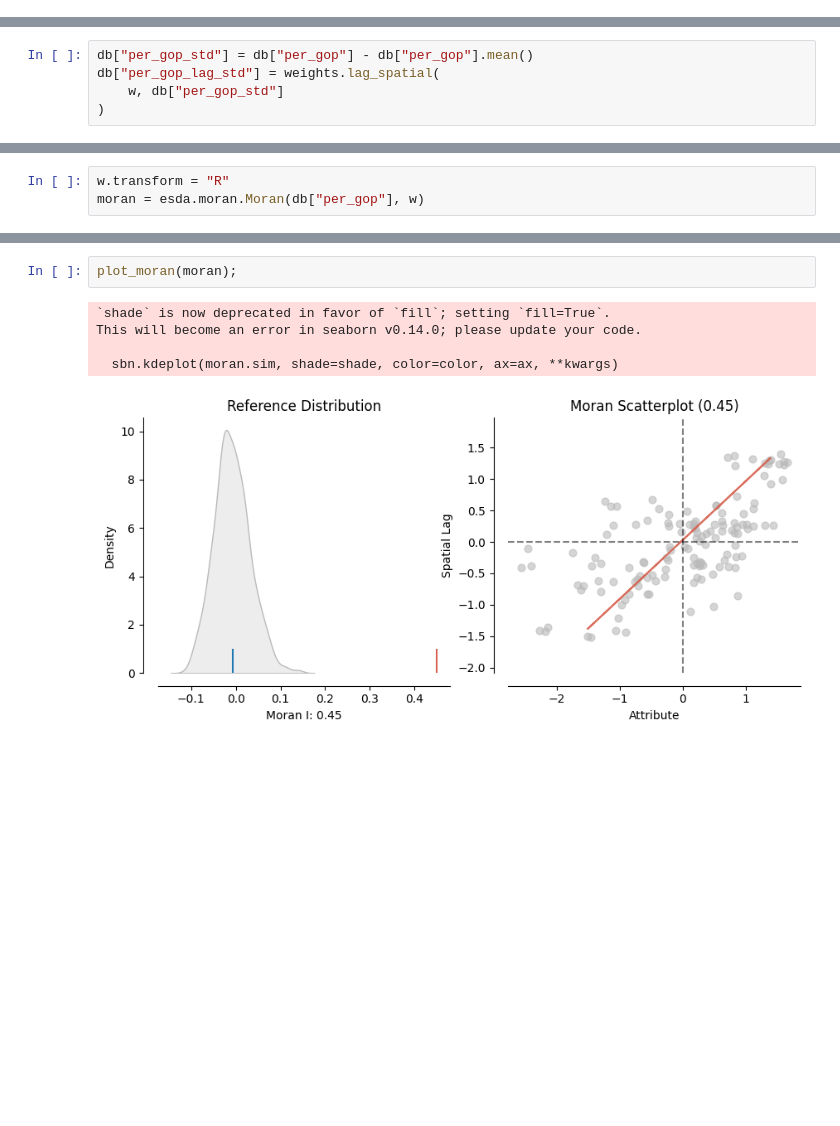
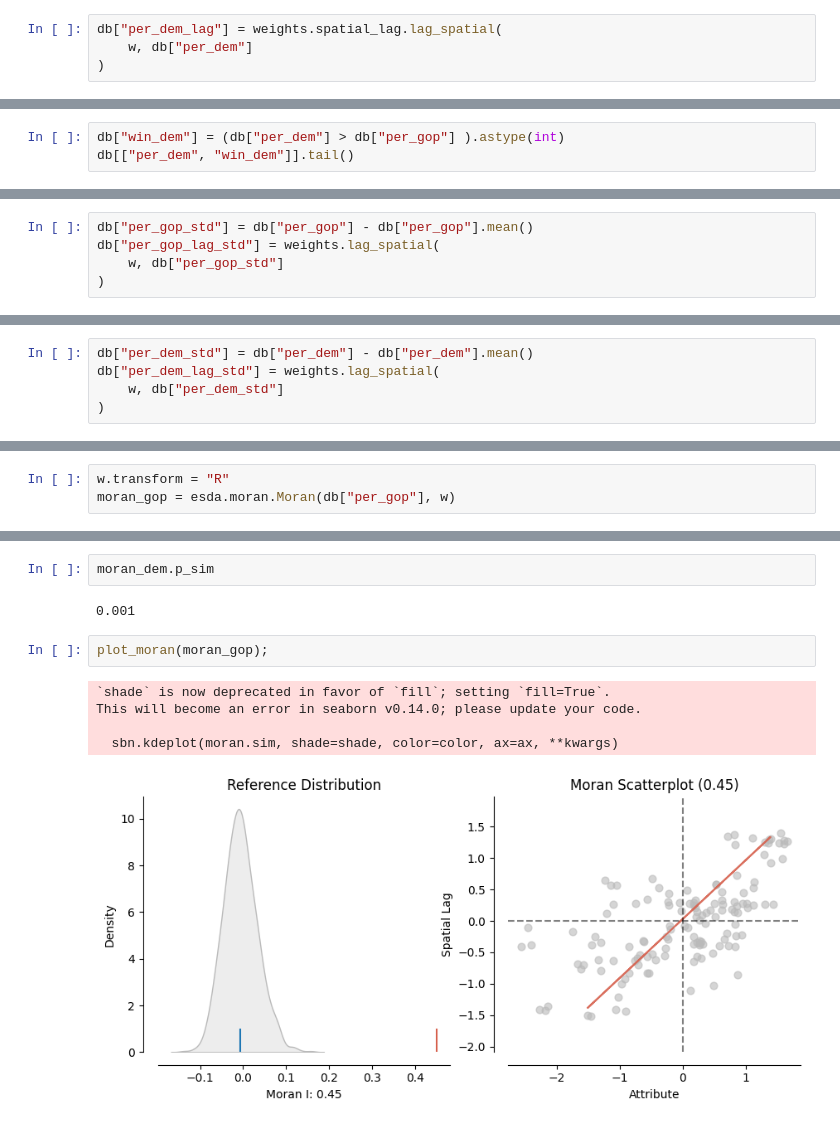
Before and after one commit to leogismap/Global_spatial_autocorrelation_2024_presidential_election_virginia, a Jupyter notebook: Global_Spatial_Autocorrelation.ipynb, the cells around one changed output, grey strips where cells are left out. Cells and saved outputs as stored; diff of their text form; blank space fills up the shorter version.

```diff
--- a/Global_Spatial_Autocorrelation.ipynb
+++ b/Global_Spatial_Autocorrelation.ipynb
@@ -143,3 +165,7 @@ w.transform = "R"
 db["per_gop_lag"] = weights.spatial_lag.lag_spatial(
     w, db["per_gop"]
 )
+# %%
+db["per_dem_lag"] = weights.spatial_lag.lag_spatial(
+    w, db["per_dem"]
+)
@@ -145,0 +275,3 @@ db["per_gop_lag"] = weights.spatial_lag.lag_spatial(
+# %%
+db["win_dem"] = (db["per_dem"] > db["per_gop"] ).astype(int)
+db[["per_dem", "win_dem"]].tail()
@@ -308,0 +406,5 @@ plt.show()
+# %%
+db["per_dem_std"] = db["per_dem"] - db["per_dem"].mean()
+db["per_dem_lag_std"] = weights.lag_spatial(
+    w, db["per_dem_std"]
+)
@@ -309,3 +448,3 @@ plt.show()
 # %%
 w.transform = "R"
-moran = esda.moran.Moran(db["per_gop"], w)
+moran_gop = esda.moran.Moran(db["per_gop"], w)
@@ -318,10 +464,14 @@ moran.p_sim
 # %% [output]
 0.001
+# %%
+moran_dem.p_sim
+# %% [output]
+0.001
 # %%
-plot_moran(moran);
+plot_moran(moran_gop);
 # %% [output]
 `shade` is now deprecated in favor of `fill`; setting `fill=True`.
 This will become an error in seaborn v0.14.0; please update your code.
 
   sbn.kdeplot(moran.sim, shade=shade, color=color, ax=ax, **kwargs)
-[figure, old version]
+[figure, new version]
```
Also changed, not shown: parts of 18 cells of this notebook.
